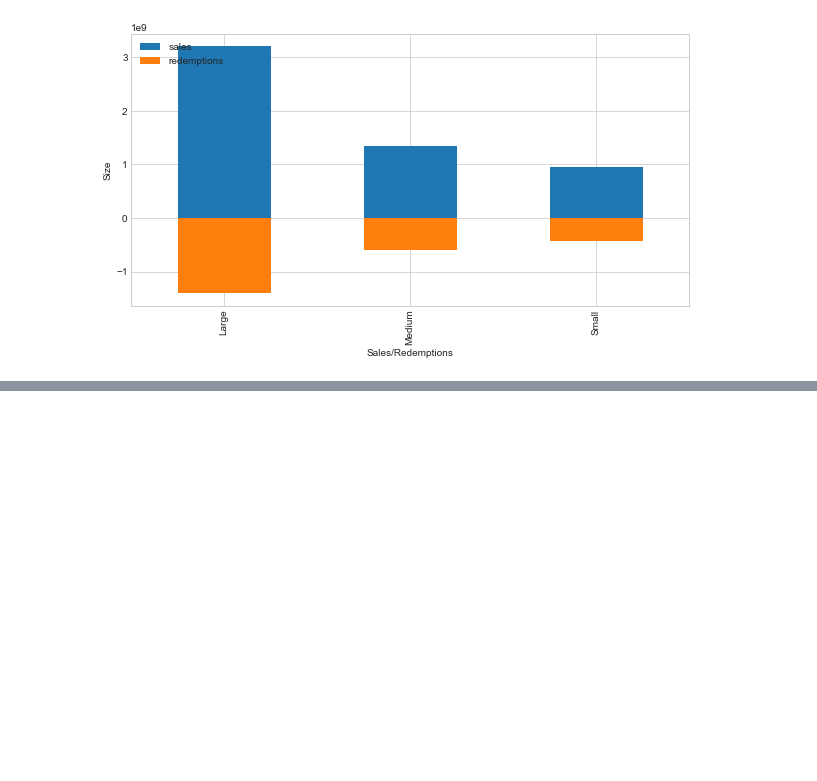
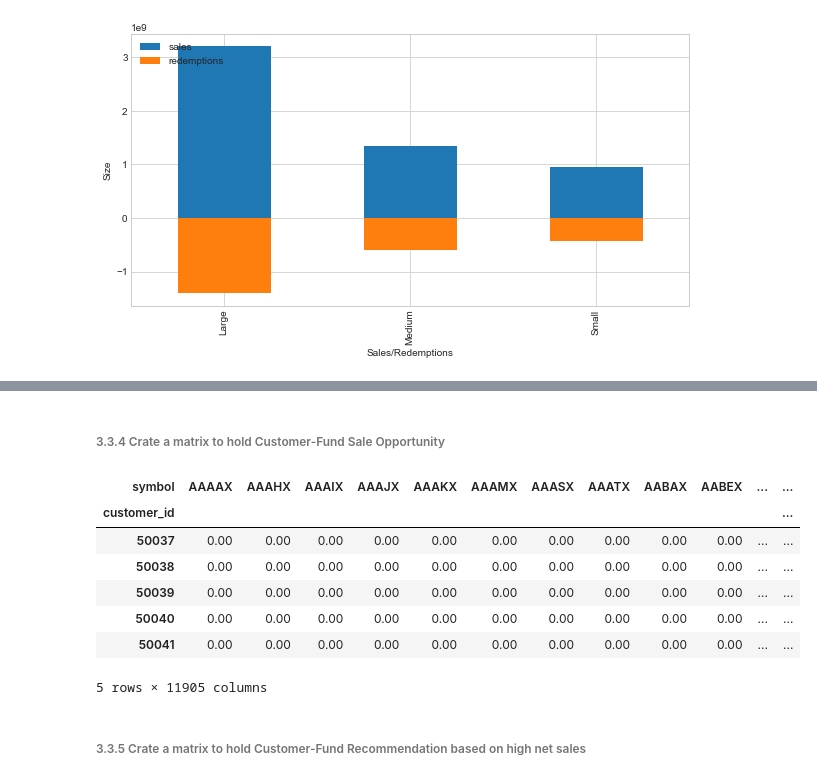
Before and after one commit to bthodla/udsnd_capstone, a Jupyter notebook: invest_sure.ipynb, the cells around one changed output, grey strips where cells are left out. Saved outputs shown, nothing was run; the diff lists cells and outputs as text; code cells hidden in the pictures; blank space fills up the shorter version.

```diff
--- a/invest_sure.ipynb
+++ b/invest_sure.ipynb
@@ -298,0 +491,19 @@ plt.ylabel('State');
+# %% [markdown]
+###### 3.3.4 Crate a matrix to hold Customer-Fund Sale Opportunity
+# %%
+df_cust_fund_sale_matrix = pd.merge(df_cust_fund_interactions, df_customer, on='customer_id')[['customer_id', 'symbol', 'sale_opportunity']].drop_duplicates()
+# %%
+df_cust_fund_sale_matrix = df_cust_fund_sale_matrix.pivot(index='customer_id', columns='symbol', values='sale_opportunity').fillna(value=0)
+# %%
+df_cust_fund_sale_matrix.head()
+# %% [output]
+| symbol | AAAAX | AAAHX | AAAIX | AAAJX | AAAKX | AAAMX | AAASX | AAATX | AABAX | AABEX | ... | ... |
+| customer_id |  |  |  |  |  |  |  |  |  |  |  | ... |
+| 50037 | 0.00 | 0.00 | 0.00 | 0.00 | 0.00 | 0.00 | 0.00 | 0.00 | 0.00 | 0.00 | ... | ... |
+| 50038 | 0.00 | 0.00 | 0.00 | 0.00 | 0.00 | 0.00 | 0.00 | 0.00 | 0.00 | 0.00 | ... | ... |
+| 50039 | 0.00 | 0.00 | 0.00 | 0.00 | 0.00 | 0.00 | 0.00 | 0.00 | 0.00 | 0.00 | ... | ... |
+| 50040 | 0.00 | 0.00 | 0.00 | 0.00 | 0.00 | 0.00 | 0.00 | 0.00 | 0.00 | 0.00 | ... | ... |
+| 50041 | 0.00 | 0.00 | 0.00 | 0.00 | 0.00 | 0.00 | 0.00 | 0.00 | 0.00 | 0.00 | ... | ... |
+5 rows × 11905 columns
+# %% [markdown]
+###### 3.3.5 Crate a matrix to hold Customer-Fund Recommendation based on high net sales
```
Also changed, not shown: parts of 43 cells of this notebook, 2 other files.
